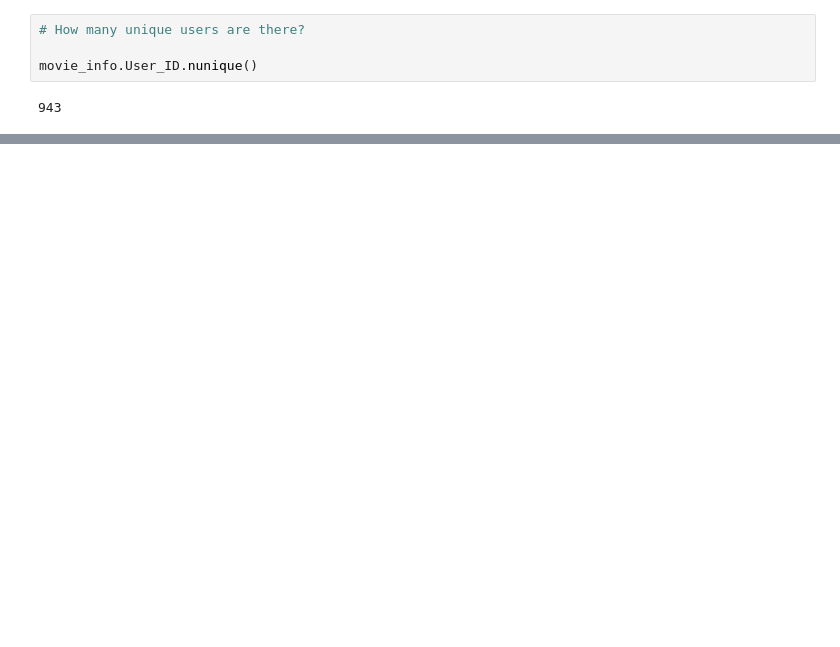
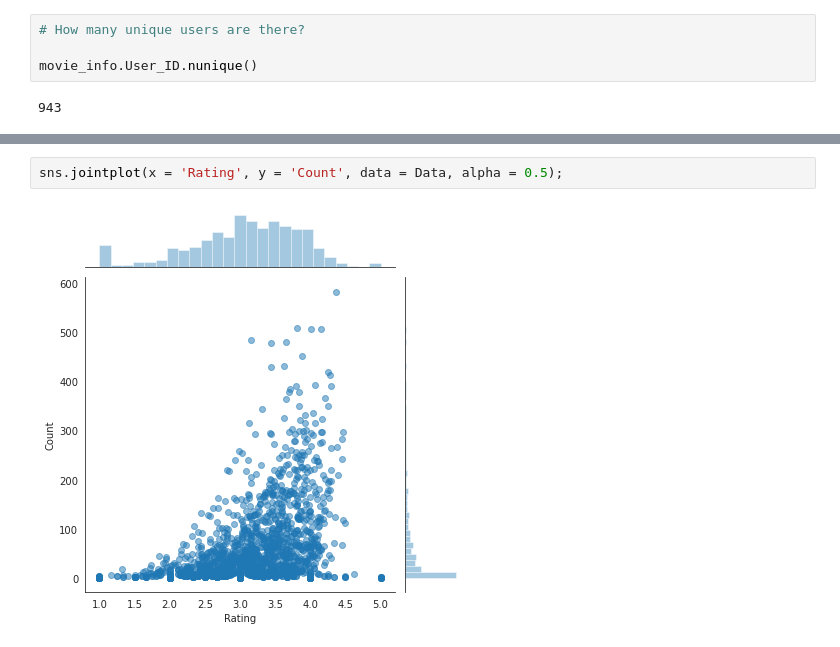
Before and after one commit to ardourApeX/Movie-Recommendation-System, a Jupyter notebook: Movie Recommendation System.ipynb, the cells around one changed output, grey strips where cells are left out. Drawn from its saved outputs; the diff is of its cells as text; blank space fills up the shorter version.

```diff
--- a/Movie Recommendation System.ipynb
+++ b/Movie Recommendation System.ipynb
@@ -100,0 +234,4 @@ Movies.head()
+# %%
+sns.jointplot(x = 'Rating', y = 'Count', data = Data, alpha = 0.5);
+# %% [output]
+[figure, added]
```
Also changed, not shown: parts of 27 cells of this notebook.
